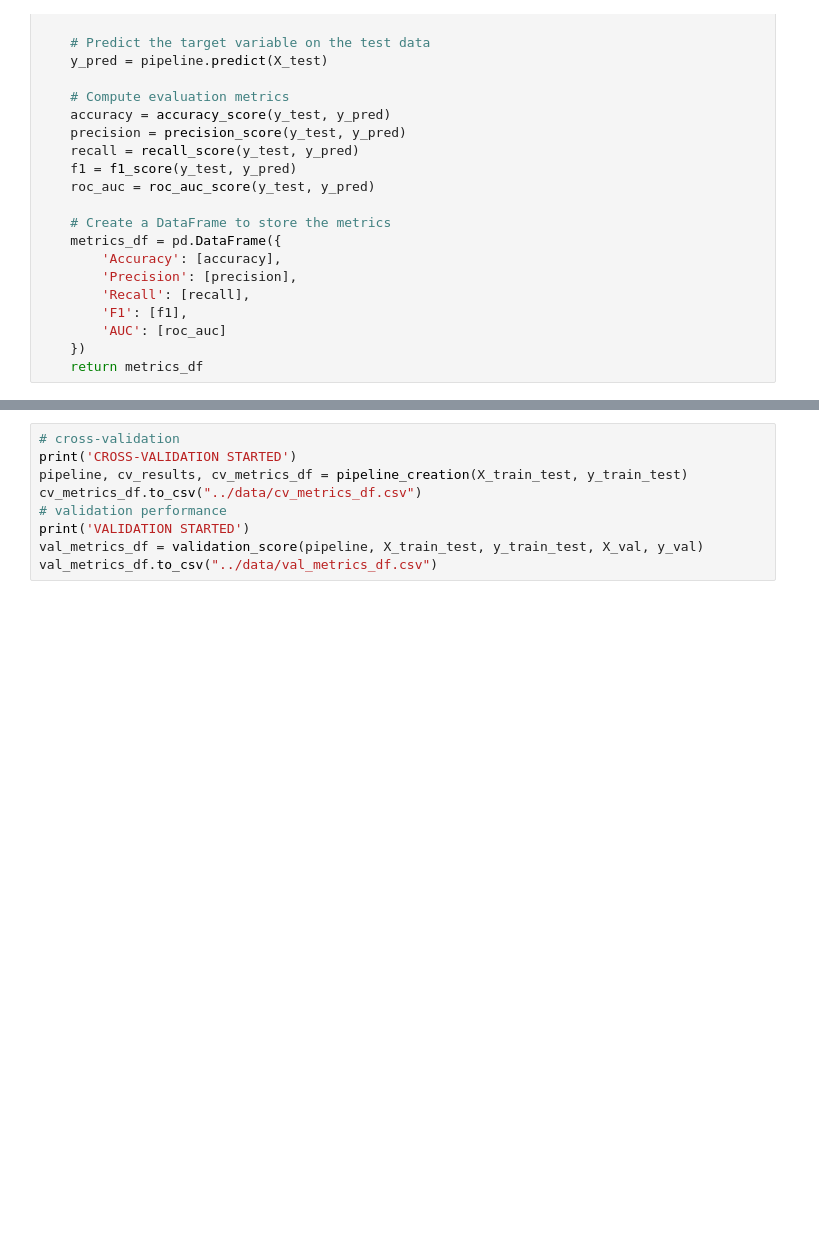
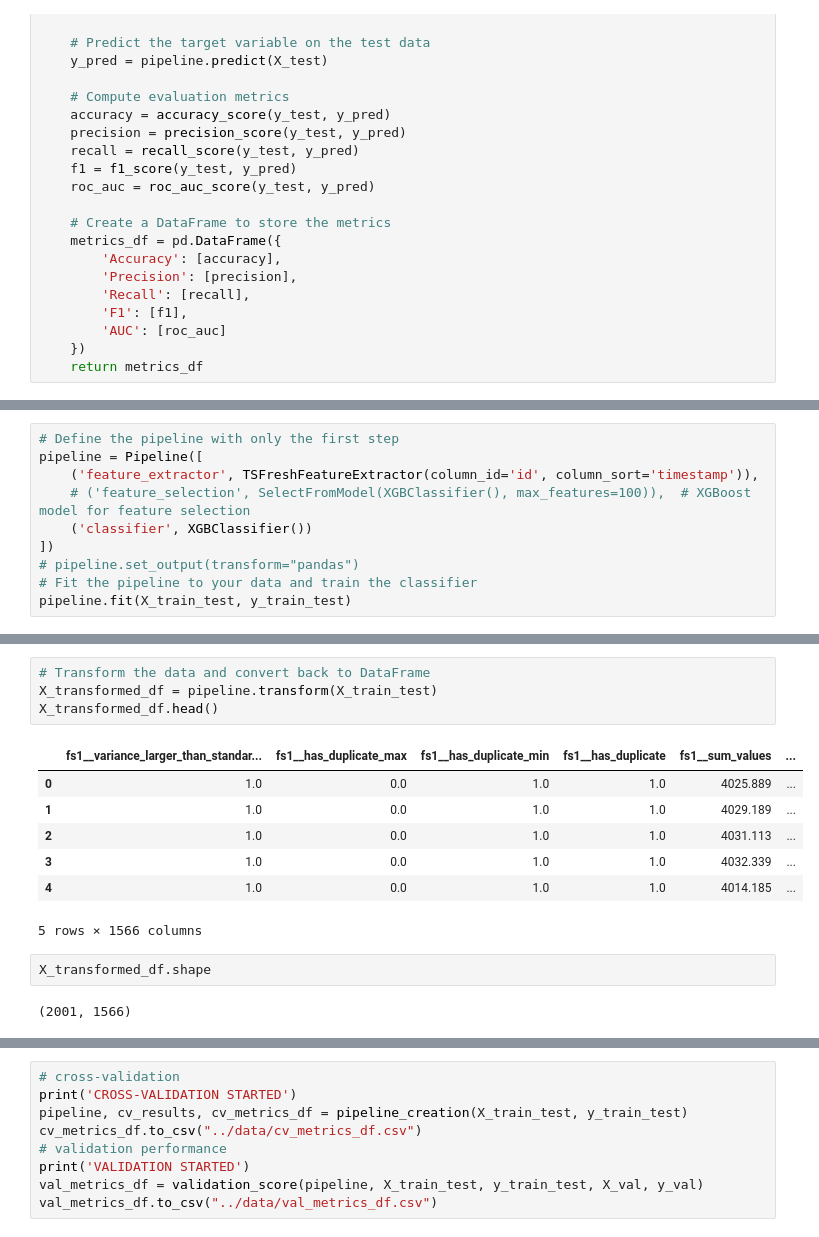
Before and after one commit to adelchi91/condition_monitoring_of_hydraulic_systems, a Jupyter notebook: notebook/ShorterCode.ipynb, the cells around one changed output, grey strips where cells are left out. Drawn from its saved outputs; the diff is of its cells as text; blank space fills up the shorter version.

```diff
--- a/notebook/ShorterCode.ipynb
+++ b/notebook/ShorterCode.ipynb
@@ -193,0 +259,10 @@ X_transformed
+# %%
+# Define the pipeline with only the first step
+pipeline = Pipeline([
+    ('feature_extractor', TSFreshFeatureExtractor(column_id='id', column_sort='timestamp')),
+    # ('feature_selection', SelectFromModel(XGBClassifier(), max_features=100)),  # XGBoost model for feature selection
+    ('classifier', XGBClassifier())
+])
+# pipeline.set_output(transform="pandas")
+# Fit the pipeline to your data and train the classifier
+pipeline.fit(X_train_test, y_train_test)
@@ -193,0 +287,16 @@ X_transformed
+# %%
+# Transform the data and convert back to DataFrame
+X_transformed_df = pipeline.transform(X_train_test)
+X_transformed_df.head()
+# %% [output]
+|  | fs1__variance_larger_than_standar... | fs1__has_duplicate_max | fs1__has_duplicate_min | fs1__has_duplicate | fs1__sum_values | ... |
+| 0 | 1.0 | 0.0 | 1.0 | 1.0 | 4025.889 | ... |
+| 1 | 1.0 | 0.0 | 1.0 | 1.0 | 4029.189 | ... |
+| 2 | 1.0 | 0.0 | 1.0 | 1.0 | 4031.113 | ... |
+| 3 | 1.0 | 0.0 | 1.0 | 1.0 | 4032.339 | ... |
+| 4 | 1.0 | 0.0 | 1.0 | 1.0 | 4014.185 | ... |
+5 rows × 1566 columns
+# %%
+X_transformed_df.shape
+# %% [output]
+(2001, 1566)
```
Also changed, not shown: parts of 29 cells of this notebook, 2 other files.
